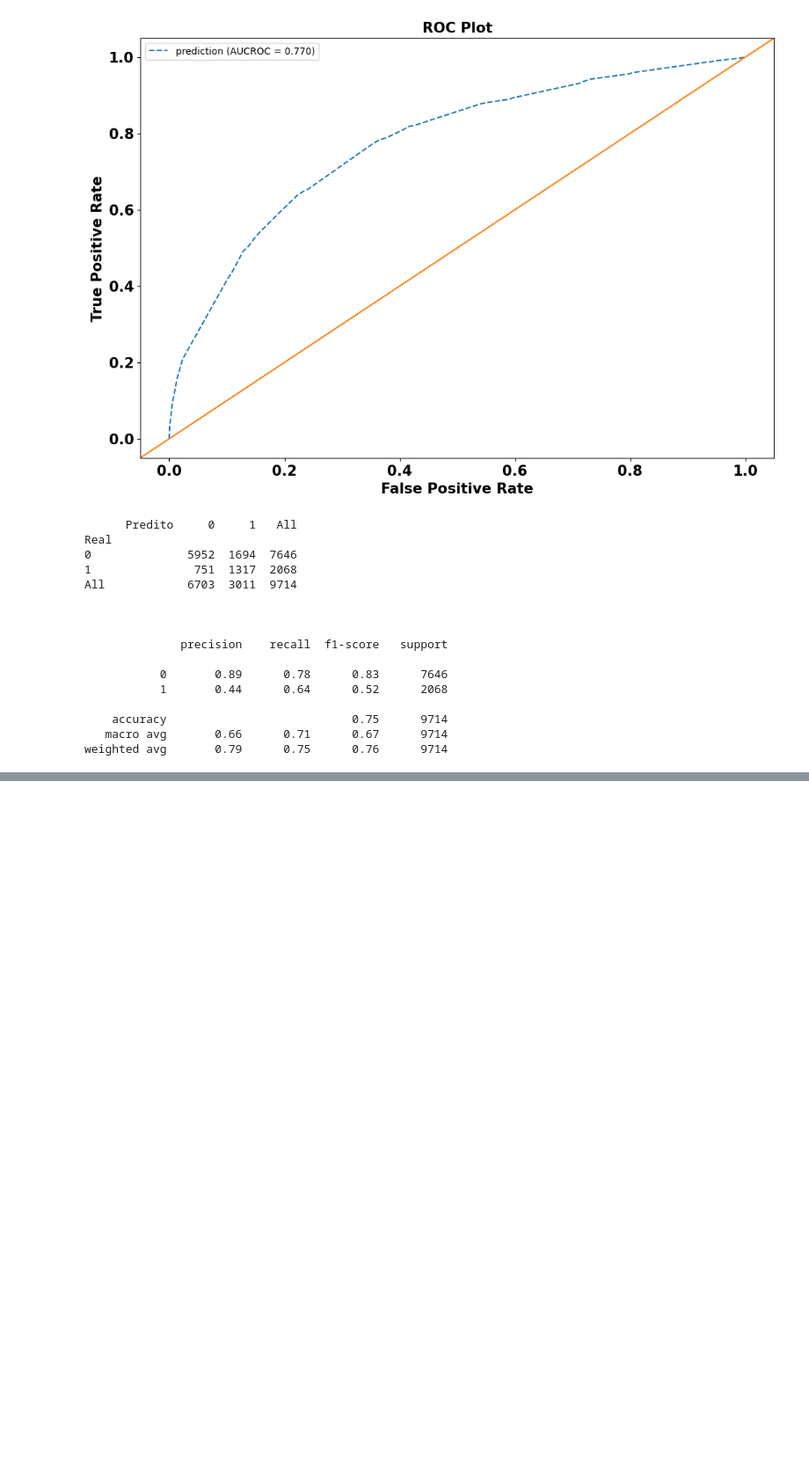
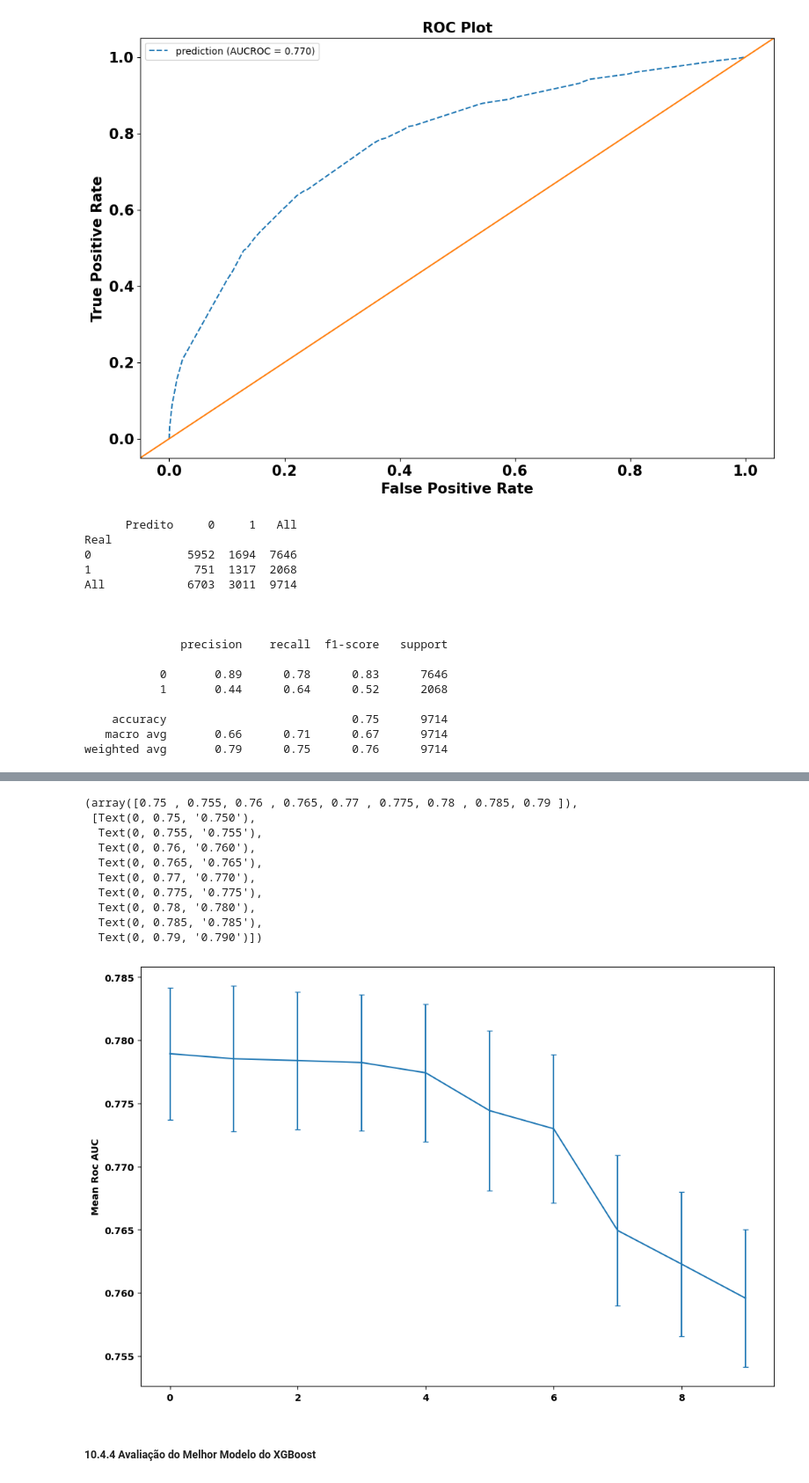
Before and after one commit to samantasobral/shap-ml-interpretability, a Jupyter notebook: notebook/shap_model.ipynb, the cells around one changed output, grey strips where cells are left out. Shown at 88% size. Cells and saved outputs as stored; diff of their text form; code cells hidden in the pictures; blank space fills up the shorter version.

```diff
--- a/notebook/shap_model.ipynb
+++ b/notebook/shap_model.ipynb
@@ -1971,0 +2214,20 @@ weighted avg       0.79      0.75      0.76      9714
+# %%
+param_grid = {
+    'classifier__n_estimators': [100, 150, 200],
+    'classifier__eta': [0.01, 0.03, 0.05],
+    'classifier__scale_pos_weigth': [4],
+    'classifier__subsample': [0.3, 0.5, 0.7],
+    'classifier__colsample_bytree': [0.3, 0.5, 0.7],
+    'classifier__min_child_weigth': [3, 7, 10, 15],
+    'classifier__alpha': [0.01, 0.1, 0.3],
+    'classifier__lambda': [0.01, 0.1, 0.3],
+    'classifier__max_depth': [6,7,8]
+}
+
+xgboost = RandomizedSearchCV(clf, param_grid, scoring = ['f1', 'balanced_accuracy', 'roc_auc', 'accuracy'], cv = kf, refit = 'roc_auc')
+
+search_xgb = xgboost.fit(df10_xgb.drop('pago', axis = 1), df10_xgb['pago'])
+
+print(search_xgb.best_params_)
+print('\n')
+print(round(search_xgb.best_score_,3 ))
@@ -1971,0 +2239,9 @@ weighted avg       0.79      0.75      0.76      9714
+# %%
+results = pd.DataFrame(search_xgb.cv_results_)[['params', 'mean_test_roc_auc',
+                                               'std_test_roc_auc', 'mean_test_f1', 'std_test_f1',
+                                               'mean_test_balanced_accuracy', 'std_test_balanced_accuracy',
+                                               'mean_test_accuracy', 'std_test_accuracy' ]]
+
+results.sort_values(by = 'mean_test_roc_auc', ascending = False, inplace = True)
+
+results.head()
@@ -1971,0 +2255,28 @@ weighted avg       0.79      0.75      0.76      9714
+# %%
+#plotando o gráfico:
+
+results.sort_values(by = 'mean_test_roc_auc', ascending = False, inplace = True)
+
+results.reset_index(drop= True, inplace = True)
+
+results['mean_test_roc_auc'].plot(
+    yerr=results['std_test_roc_auc'],
+    capsize=3)
+
+plt.ylabel('Mean Roc AUC', fontsize = 10, weight = 'bold')
+plt.xticks(fontsize = 10, weight = 'bold')
+plt.yticks(fontsize = 10, weight = 'bold')
+# %% [output]
+(array([0.75 , 0.755, 0.76 , 0.765, 0.77 , 0.775, 0.78 , 0.785, 0.79 ]),
+ [Text(0, 0.75, '0.750'),
+  Text(0, 0.755, '0.755'),
+  Text(0, 0.76, '0.760'),
+  Text(0, 0.765, '0.765'),
+  Text(0, 0.77, '0.770'),
+  Text(0, 0.775, '0.775'),
+  Text(0, 0.78, '0.780'),
+  Text(0, 0.785, '0.785'),
+  Text(0, 0.79, '0.790')])
+[figure, added]
+# %% [markdown]
+##### 10.4.4 Avaliação do Melhor Modelo do XGBoost
```
Also changed, not shown: parts of 37 cells of this notebook.
